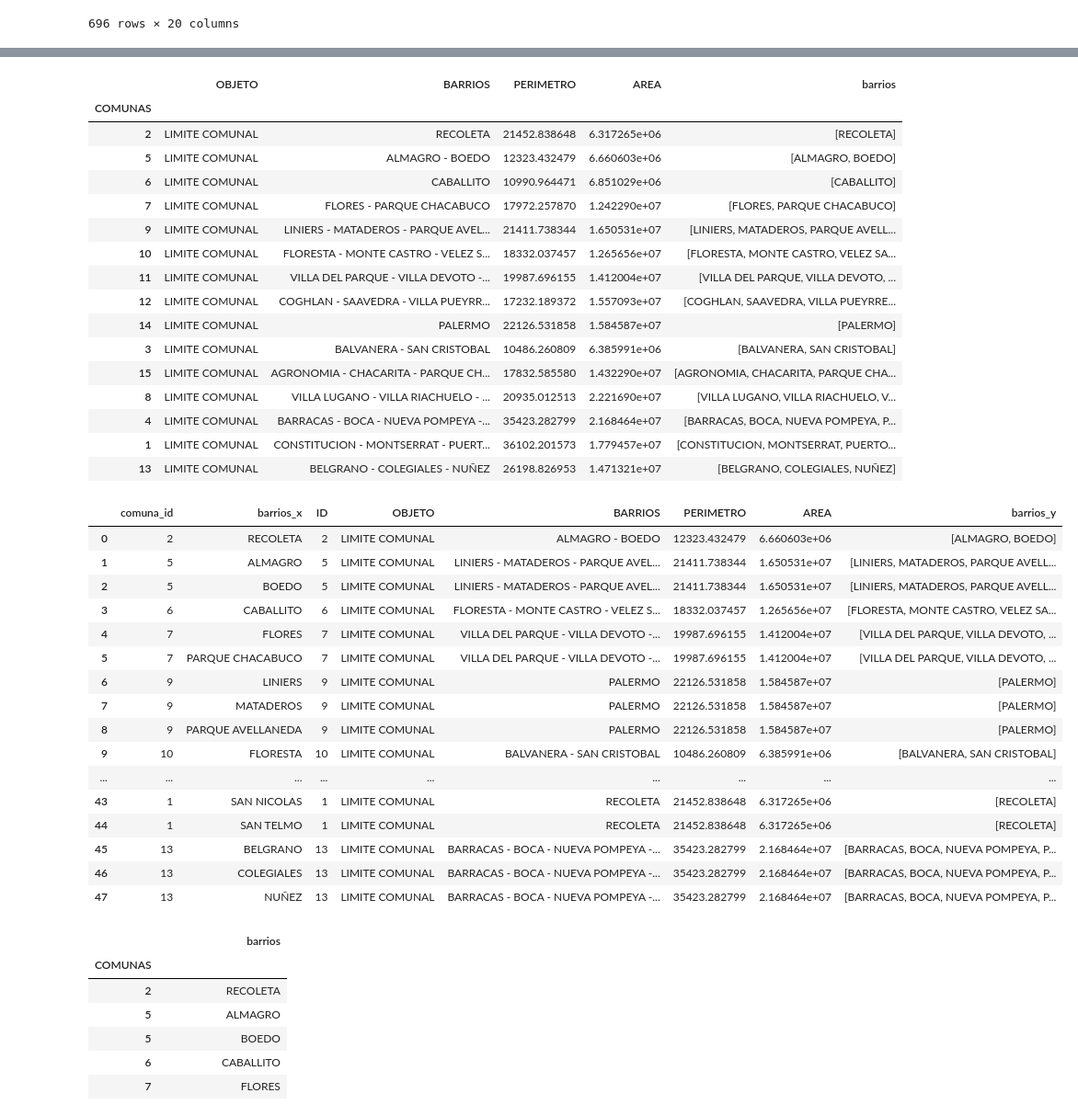
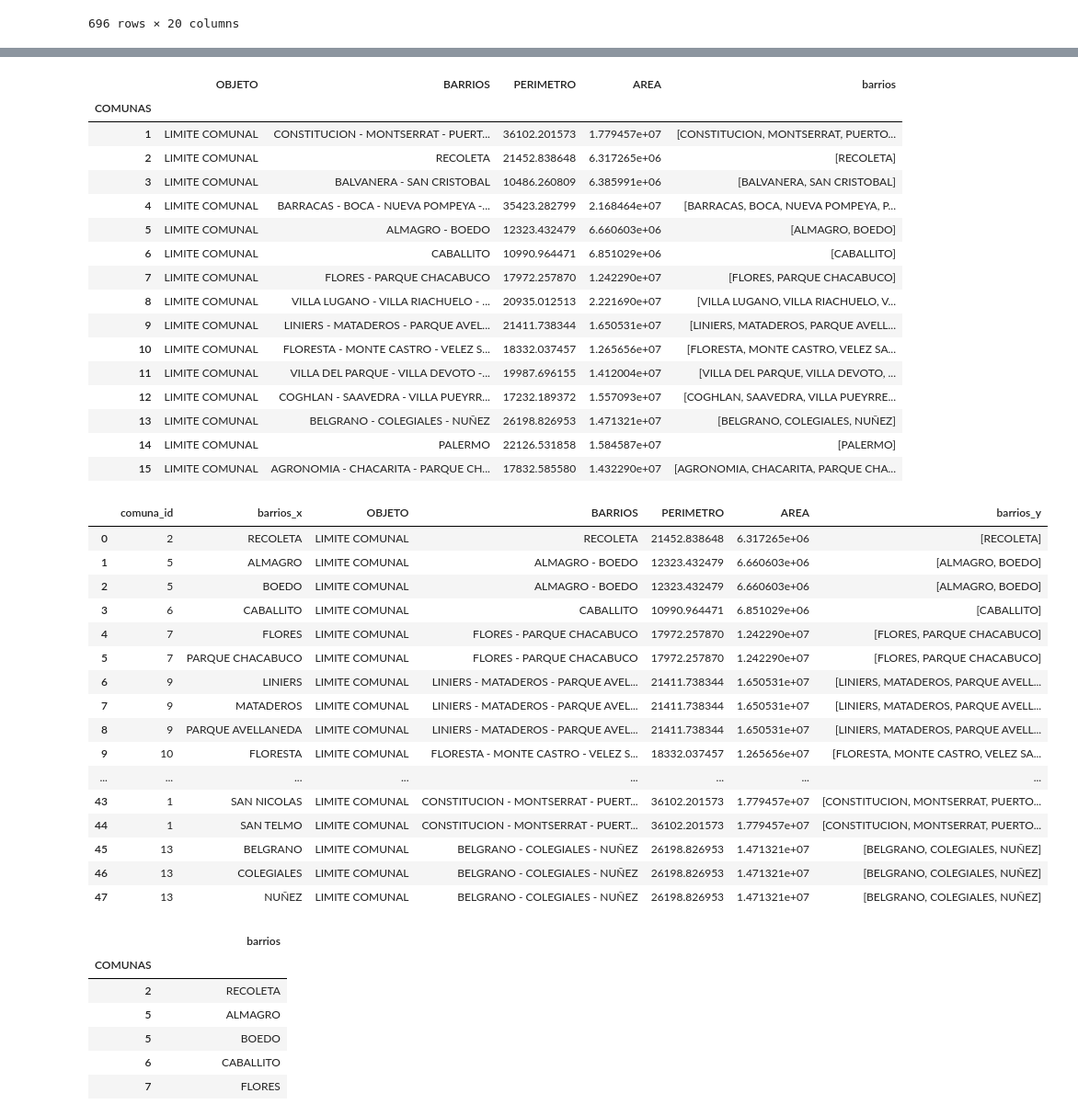
Before and after one commit to cypbk/pida-javier-bengolea, a Jupyter notebook: main.ipynb, the cells around one changed output, grey strips where cells are left out. Shown at 92% size. Saved outputs shown, nothing was run; the diff lists cells and outputs as text; code cells hidden in the pictures.

```diff
--- a/main.ipynb
+++ b/main.ipynb
@@ -44,45 +33,46 @@ comunas['barrios'] = comunas.BARRIOS.apply(lambda x: x.split(' - '))
 
 # pd.merge(pd.DataFrame(comunas.barrios.explode()).reset_index(names='comuna_id'), comunas[['ID', 'COMUNAS']], left_on='comuna_id', right_on='ID')
 comunas.set_index('COMUNAS', drop=True, inplace=True)
-comunas.drop('ID', axis = 1)
+comunas.drop('ID', axis = 1, inplace=True, errors='ignore')
+comunas.sort_index()
 # %% [output]
 |  | OBJETO | BARRIOS | PERIMETRO | AREA | barrios |
 | COMUNAS |  |  |  |  |  |
+| 1 | LIMITE COMUNAL | CONSTITUCION - MONTSERRAT - PUERT... | 36102.201573 | 1.779457e+07 | [CONSTITUCION, MONTSERRAT, PUERTO... |
 | 2 | LIMITE COMUNAL | RECOLETA | 21452.838648 | 6.317265e+06 | [RECOLETA] |
+| 3 | LIMITE COMUNAL | BALVANERA - SAN CRISTOBAL | 10486.260809 | 6.385991e+06 | [BALVANERA, SAN CRISTOBAL] |
+| 4 | LIMITE COMUNAL | BARRACAS - BOCA - NUEVA POMPEYA -... | 35423.282799 | 2.168464e+07 | [BARRACAS, BOCA, NUEVA POMPEYA, P... |
 | 5 | LIMITE COMUNAL | ALMAGRO - BOEDO | 12323.432479 | 6.660603e+06 | [ALMAGRO, BOEDO] |
 | 6 | LIMITE COMUNAL | CABALLITO | 10990.964471 | 6.851029e+06 | [CABALLITO] |
 | 7 | LIMITE COMUNAL | FLORES - PARQUE CHACABUCO | 17972.257870 | 1.242290e+07 | [FLORES, PARQUE CHACABUCO] |
+| 8 | LIMITE COMUNAL | VILLA LUGANO - VILLA RIACHUELO - ... | 20935.012513 | 2.221690e+07 | [VILLA LUGANO, VILLA RIACHUELO, V... |
 | 9 | LIMITE COMUNAL | LINIERS - MATADEROS - PARQUE AVEL... | 21411.738344 | 1.650531e+07 | [LINIERS, MATADEROS, PARQUE AVELL... |
 | 10 | LIMITE COMUNAL | FLORESTA - MONTE CASTRO - VELEZ S... | 18332.037457 | 1.265656e+07 | [FLORESTA, MONTE CASTRO, VELEZ SA... |
 | 11 | LIMITE COMUNAL | VILLA DEL PARQUE - VILLA DEVOTO -... | 19987.696155 | 1.412004e+07 | [VILLA DEL PARQUE, VILLA DEVOTO, ... |
 | 12 | LIMITE COMUNAL | COGHLAN - SAAVEDRA - VILLA PUEYRR... | 17232.189372 | 1.557093e+07 | [COGHLAN, SAAVEDRA, VILLA PUEYRRE... |
+| 13 | LIMITE COMUNAL | BELGRANO - COLEGIALES - NUÑEZ | 26198.826953 | 1.471321e+07 | [BELGRANO, COLEGIALES, NUÑEZ] |
 | 14 | LIMITE COMUNAL | PALERMO | 22126.531858 | 1.584587e+07 | [PALERMO] |
-| 3 | LIMITE COMUNAL | BALVANERA - SAN CRISTOBAL | 10486.260809 | 6.385991e+06 | [BALVANERA, SAN CRISTOBAL] |
 | 15 | LIMITE COMUNAL | AGRONOMIA - CHACARITA - PARQUE CH... | 17832.585580 | 1.432290e+07 | [AGRONOMIA, CHACARITA, PARQUE CHA... |
-| 8 | LIMITE COMUNAL | VILLA LUGANO - VILLA RIACHUELO - ... | 20935.012513 | 2.221690e+07 | [VILLA LUGANO, VILLA RIACHUELO, V... |
-| 4 | LIMITE COMUNAL | BARRACAS - BOCA - NUEVA POMPEYA -... | 35423.282799 | 2.168464e+07 | [BARRACAS, BOCA, NUEVA POMPEYA, P... |
-| 1 | LIMITE COMUNAL | CONSTITUCION - MONTSERRAT - PUERT... | 36102.201573 | 1.779457e+07 | [CONSTITUCION, MONTSERRAT, PUERTO... |
-| 13 | LIMITE COMUNAL | BELGRANO - COLEGIALES - NUÑEZ | 26198.826953 | 1.471321e+07 | [BELGRANO, COLEGIALES, NUÑEZ] |
 # %%
-pd.merge(pd.DataFrame(comunas.barrios.explode()).reset_index(names='comuna_id'), comunas, left_on='comuna_id', right_on='ID')
+pd.merge(pd.DataFrame(comunas.barrios.explode()).reset_index(names='comuna_id'), comunas, left_on='comuna_id', right_on='COMUNAS')
 # %% [output]
-|  | comuna_id | barrios_x | ID | OBJETO | BARRIOS | PERIMETRO | AREA | barrios_y |
-| 0 | 2 | RECOLETA | 2 | LIMITE COMUNAL | ALMAGRO - BOEDO | 12323.432479 | 6.660603e+06 | [ALMAGRO, BOEDO] |
-| 1 | 5 | ALMAGRO | 5 | LIMITE COMUNAL | LINIERS - MATADEROS - PARQUE AVEL... | 21411.738344 | 1.650531e+07 | [LINIERS, MATADEROS, PARQUE AVELL... |
-| 2 | 5 | BOEDO | 5 | LIMITE COMUNAL | LINIERS - MATADEROS - PARQUE AVEL... | 21411.738344 | 1.650531e+07 | [LINIERS, MATADEROS, PARQUE AVELL... |
-| 3 | 6 | CABALLITO | 6 | LIMITE COMUNAL | FLORESTA - MONTE CASTRO - VELEZ S... | 18332.037457 | 1.265656e+07 | [FLORESTA, MONTE CASTRO, VELEZ SA... |
-| 4 | 7 | FLORES | 7 | LIMITE COMUNAL | VILLA DEL PARQUE - VILLA DEVOTO -... | 19987.696155 | 1.412004e+07 | [VILLA DEL PARQUE, VILLA DEVOTO, ... |
-| 5 | 7 | PARQUE CHACABUCO | 7 | LIMITE COMUNAL | VILLA DEL PARQUE - VILLA DEVOTO -... | 19987.696155 | 1.412004e+07 | [VILLA DEL PARQUE, VILLA DEVOTO, ... |
-| 6 | 9 | LINIERS | 9 | LIMITE COMUNAL | PALERMO | 22126.531858 | 1.584587e+07 | [PALERMO] |
-| 7 | 9 | MATADEROS | 9 | LIMITE COMUNAL | PALERMO | 22126.531858 | 1.584587e+07 | [PALERMO] |
-| 8 | 9 | PARQUE AVELLANEDA | 9 | LIMITE COMUNAL | PALERMO | 22126.531858 | 1.584587e+07 | [PALERMO] |
-| 9 | 10 | FLORESTA | 10 | LIMITE COMUNAL | BALVANERA - SAN CRISTOBAL | 10486.260809 | 6.385991e+06 | [BALVANERA, SAN CRISTOBAL] |
-| ... | ... | ... | ... | ... | ... | ... | ... | ... |
-| 43 | 1 | SAN NICOLAS | 1 | LIMITE COMUNAL | RECOLETA | 21452.838648 | 6.317265e+06 | [RECOLETA] |
-| 44 | 1 | SAN TELMO | 1 | LIMITE COMUNAL | RECOLETA | 21452.838648 | 6.317265e+06 | [RECOLETA] |
-| 45 | 13 | BELGRANO | 13 | LIMITE COMUNAL | BARRACAS - BOCA - NUEVA POMPEYA -... | 35423.282799 | 2.168464e+07 | [BARRACAS, BOCA, NUEVA POMPEYA, P... |
-| 46 | 13 | COLEGIALES | 13 | LIMITE COMUNAL | BARRACAS - BOCA - NUEVA POMPEYA -... | 35423.282799 | 2.168464e+07 | [BARRACAS, BOCA, NUEVA POMPEYA, P... |
-| 47 | 13 | NUÑEZ | 13 | LIMITE COMUNAL | BARRACAS - BOCA - NUEVA POMPEYA -... | 35423.282799 | 2.168464e+07 | [BARRACAS, BOCA, NUEVA POMPEYA, P... |
+|  | comuna_id | barrios_x | OBJETO | BARRIOS | PERIMETRO | AREA | barrios_y |
+| 0 | 2 | RECOLETA | LIMITE COMUNAL | RECOLETA | 21452.838648 | 6.317265e+06 | [RECOLETA] |
+| 1 | 5 | ALMAGRO | LIMITE COMUNAL | ALMAGRO - BOEDO | 12323.432479 | 6.660603e+06 | [ALMAGRO, BOEDO] |
+| 2 | 5 | BOEDO | LIMITE COMUNAL | ALMAGRO - BOEDO | 12323.432479 | 6.660603e+06 | [ALMAGRO, BOEDO] |
+| 3 | 6 | CABALLITO | LIMITE COMUNAL | CABALLITO | 10990.964471 | 6.851029e+06 | [CABALLITO] |
+| 4 | 7 | FLORES | LIMITE COMUNAL | FLORES - PARQUE CHACABUCO | 17972.257870 | 1.242290e+07 | [FLORES, PARQUE CHACABUCO] |
+| 5 | 7 | PARQUE CHACABUCO | LIMITE COMUNAL | FLORES - PARQUE CHACABUCO | 17972.257870 | 1.242290e+07 | [FLORES, PARQUE CHACABUCO] |
+| 6 | 9 | LINIERS | LIMITE COMUNAL | LINIERS - MATADEROS - PARQUE AVEL... | 21411.738344 | 1.650531e+07 | [LINIERS, MATADEROS, PARQUE AVELL... |
+| 7 | 9 | MATADEROS | LIMITE COMUNAL | LINIERS - MATADEROS - PARQUE AVEL... | 21411.738344 | 1.650531e+07 | [LINIERS, MATADEROS, PARQUE AVELL... |
+| 8 | 9 | PARQUE AVELLANEDA | LIMITE COMUNAL | LINIERS - MATADEROS - PARQUE AVEL... | 21411.738344 | 1.650531e+07 | [LINIERS, MATADEROS, PARQUE AVELL... |
+| 9 | 10 | FLORESTA | LIMITE COMUNAL | FLORESTA - MONTE CASTRO - VELEZ S... | 18332.037457 | 1.265656e+07 | [FLORESTA, MONTE CASTRO, VELEZ SA... |
+| ... | ... | ... | ... | ... | ... | ... | ... |
+| 43 | 1 | SAN NICOLAS | LIMITE COMUNAL | CONSTITUCION - MONTSERRAT - PUERT... | 36102.201573 | 1.779457e+07 | [CONSTITUCION, MONTSERRAT, PUERTO... |
+| 44 | 1 | SAN TELMO | LIMITE COMUNAL | CONSTITUCION - MONTSERRAT - PUERT... | 36102.201573 | 1.779457e+07 | [CONSTITUCION, MONTSERRAT, PUERTO... |
+| 45 | 13 | BELGRANO | LIMITE COMUNAL | BELGRANO - COLEGIALES - NUÑEZ | 26198.826953 | 1.471321e+07 | [BELGRANO, COLEGIALES, NUÑEZ] |
+| 46 | 13 | COLEGIALES | LIMITE COMUNAL | BELGRANO - COLEGIALES - NUÑEZ | 26198.826953 | 1.471321e+07 | [BELGRANO, COLEGIALES, NUÑEZ] |
+| 47 | 13 | NUÑEZ | LIMITE COMUNAL | BELGRANO - COLEGIALES - NUÑEZ | 26198.826953 | 1.471321e+07 | [BELGRANO, COLEGIALES, NUÑEZ] |
 # %%
 barrio_comuna = pd.DataFrame(comunas.barrios.explode())
 # %% [output]
```
Also changed, not shown: parts of 3 cells of this notebook.
